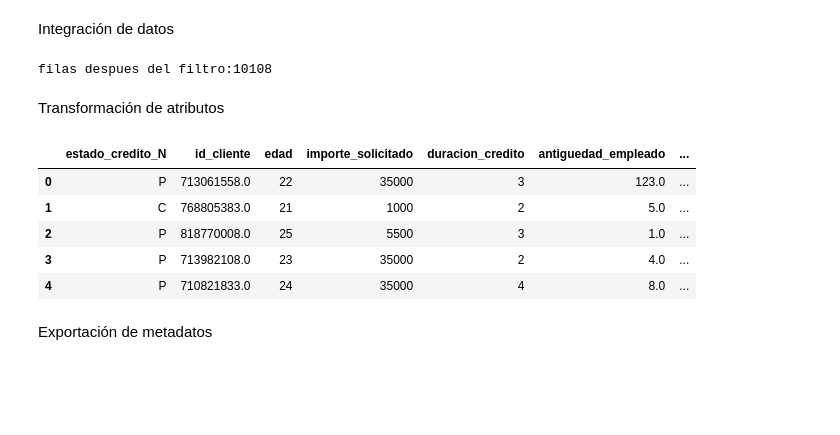
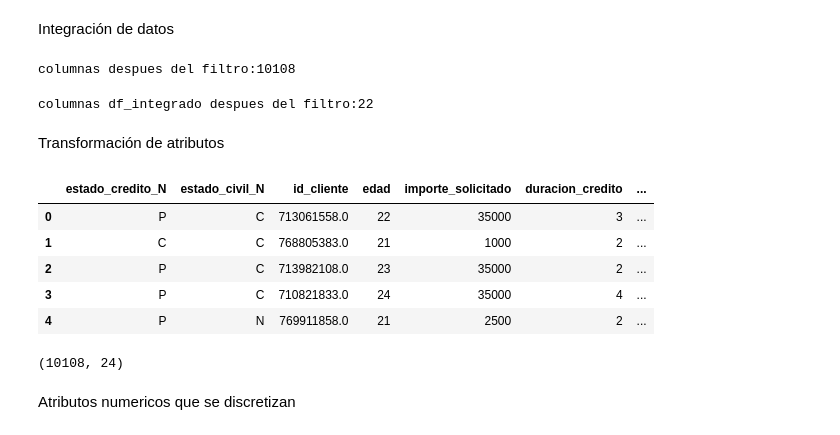
Before and after one commit to snmSebastian/Metodologias-Agiles, a Jupyter notebook: notebooks/Preparacion_datos/PD01-Transformaciones.ipynb, the cells around one changed output. Cells and saved outputs as stored; diff of their text form; code cells hidden in the pictures; blank space fills up the shorter version.

```diff
--- a/notebooks/Preparacion_datos/PD01-Transformaciones.ipynb
+++ b/notebooks/Preparacion_datos/PD01-Transformaciones.ipynb
@@ -55,7 +55,7 @@ Selección de datos
 # Se establece qué columnas se eliminan
 
 col_eliminar_creditos = ['completitud_fila','situacion_vivienda_ok']
-col_eliminar_tarjetas = []
+col_eliminar_tarjetas = ['nivel_tarjeta']
 
 # Se ejecuta la operación
 df_creditos.drop(col_eliminar_creditos, inplace=True, axis=1)
@@ -105,14 +105,11 @@ df_creditos.head(5)
 print(f"filas antes del filtro:{df_creditos.shape[0]}")
 
 temp = df_creditos[df_creditos['edad'] < 90]
-temp_c = temp[temp['antiguedad_empleado']<=50]
-temp_c2 = temp[temp['regla_pct_ingresos']== 'ok']
+#temp_c = temp[temp['antiguedad_empleado']<=50]
+temp_c = temp[temp['regla_pct_ingresos']== 'ok']
 
 
-print(f"filas despues del filtro:{temp_c2.shape[0]}")
-
-# Otro filtro posible:
-# df_creditos['antiguedad_empleado'] > 50
+print(f"filas despues del filtro:{temp_c.shape[0]}")
 
 # También por las reglas del negocio
 # df[df.regla_pct_ingresos == 'err']
@@ -122,45 +119,53 @@ filas despues del filtro:10108
 # %% [markdown]
 Integración de datos
 # %%
-df_integrado = pd.merge(df_creditos, df_tarjetas, on='id_cliente', how='inner')
+df_integrado = pd.merge(temp_c, df_tarjetas, on='id_cliente', how='inner')
 coincidencias = df_integrado.shape[0]
 
-print(f"filas despues del filtro:{temp_c2.shape[0]}")
+print(f"columnas despues del filtro:{temp_c.shape[0]}")
 # %% [output]
-filas despues del filtro:10108
+columnas despues del filtro:10108
+# %%
+print(f"columnas df_integrado despues del filtro:{df_integrado.shape[1]}")
+# %% [output]
+columnas df_integrado despues del filtro:22
 # %% [markdown]
 Transformación de atributos
 # %%
 # Columna: estado_civil
 cambios_estado_civil = {
     'CASADO' : 'C',
     'SOLTERO' : 'S',
     'DESCONOCIDO' : 'N',
     'DIVORCIADO' : 'D',
 }
 
 estado_civil_N = df_integrado.loc[:, ('estado_civil')].map(cambios_estado_civil).rename('estado_civil_N')
 df_final = pd.concat([estado_civil_N, df_integrado], axis=1)
 df_final.head()
 
 
 
 # Columna: estado_CREDITO
 cambios_estado_credito = {
     0 : 'C',
     1:'P'
 }
 
 estado_credito_N = df_integrado.loc[:, ('estado_credito')].map(cambios_estado_credito).rename('estado_credito_N')
-df_final = pd.concat([estado_credito_N, df_integrado], axis=1)
+df_final = pd.concat([estado_credito_N, estado_civil_N,df_integrado], axis=1)
 df_final.head()
 # Sobre este resultado será necesario eliminar las columnas auxiliares
 # %% [output]
-|  | estado_credito_N | id_cliente | edad | importe_solicitado | duracion_credito | antiguedad_empleado | ... |
-| 0 | P | 713061558.0 | 22 | 35000 | 3 | 123.0 | ... |
-| 1 | C | 768805383.0 | 21 | 1000 | 2 | 5.0 | ... |
-| 2 | P | 818770008.0 | 25 | 5500 | 3 | 1.0 | ... |
-| 3 | P | 713982108.0 | 23 | 35000 | 2 | 4.0 | ... |
-| 4 | P | 710821833.0 | 24 | 35000 | 4 | 8.0 | ... |
+|  | estado_credito_N | estado_civil_N | id_cliente | edad | importe_solicitado | duracion_credito | ... |
+| 0 | P | C | 713061558.0 | 22 | 35000 | 3 | ... |
+| 1 | C | C | 768805383.0 | 21 | 1000 | 2 | ... |
+| 2 | P | C | 713982108.0 | 23 | 35000 | 2 | ... |
+| 3 | P | C | 710821833.0 | 24 | 35000 | 4 | ... |
+| 4 | P | N | 769911858.0 | 21 | 2500 | 2 | ... |
-# %% [markdown]
-Exportación de metadatos
+# %%
+df_final.shape
+# %% [output]
+(10108, 24)
+# %% [markdown]
+Atributos numericos que se discretizan
```
Also changed, not shown: parts of 8 cells of this notebook, 1 other file.
